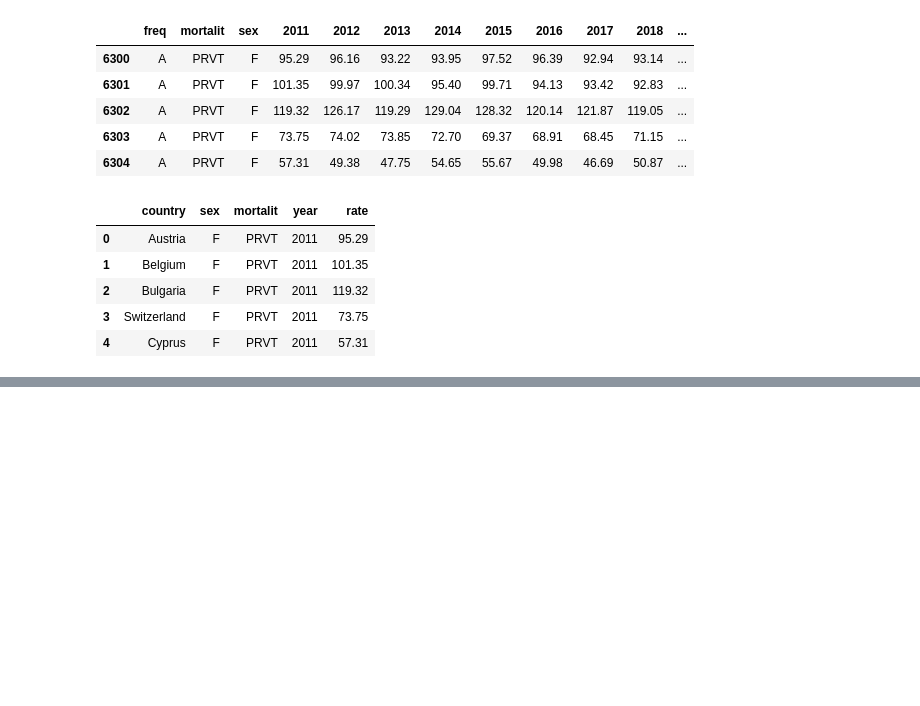
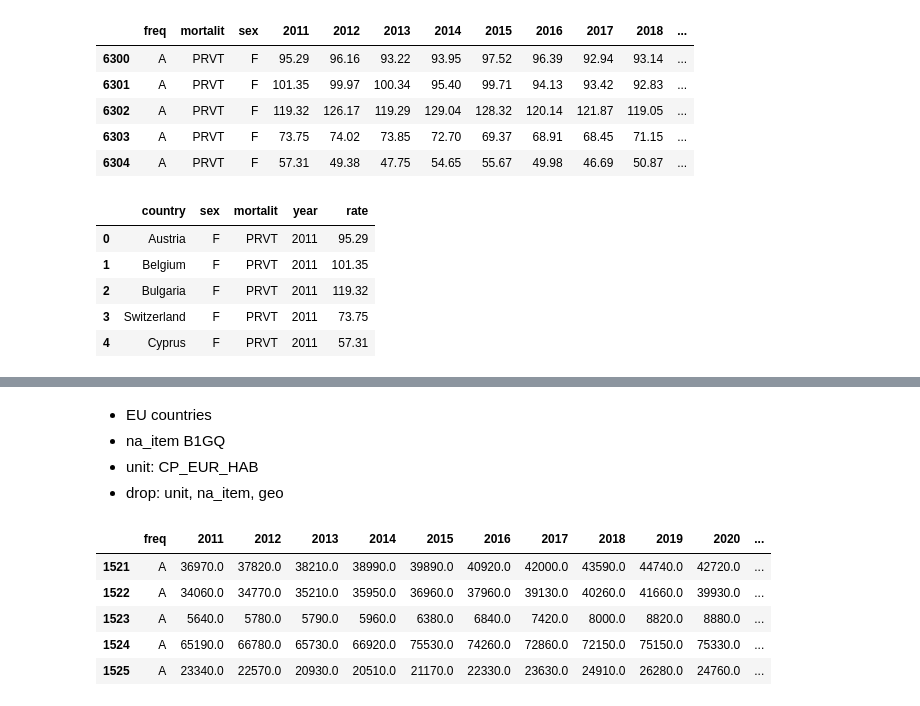
Before and after one commit to cejkiebo/msc_datascience, a Jupyter notebook: Week5a.ipynb, the cells around one changed output, grey strips where cells are left out. Drawn from its saved outputs; the diff is of its cells as text; code cells hidden in the pictures; blank space fills up the shorter version.

```diff
--- a/Week5a.ipynb
+++ b/Week5a.ipynb
@@ -119,0 +178,5 @@ df.head()
+# %%
+df_n = eurostat.get_data_df(
+    "nama_10_pc"
+)
+df_n.head()
@@ -119,0 +191,7 @@ df.head()
+# %%
+df_n.drop(
+    ["{}".format(year) for year in np.arange(1975, 2011)],
+    axis = 1,
+    inplace = True
+)
+df_n.head()
@@ -119,0 +205,24 @@ df.head()
+# %% [markdown]
+* EU countries
+* na_item B1GQ
+* unit: CP_EUR_HAB
+* drop: unit, na_item, geo
+# %%
+df_n['country'] = df_n['geo\\TIME_PERIOD'].replace(eurostat_dictionary)
+df_n = df_n[
+    (df_n.country.isin(EU_countries)) &\
+    (df_n.na_item == 'B1GQ') &\
+    (df_n.unit == 'CP_EUR_HAB')
+]
+df_n.drop(
+    ['unit', 'na_item', 'geo\\TIME_PERIOD'],
+    inplace = True,
+    axis = 1)
+df_n.head()
+# %% [output]
+|  | freq | 2011 | 2012 | 2013 | 2014 | 2015 | 2016 | 2017 | 2018 | 2019 | 2020 | ... |
+| 1521 | A | 36970.0 | 37820.0 | 38210.0 | 38990.0 | 39890.0 | 40920.0 | 42000.0 | 43590.0 | 44740.0 | 42720.0 | ... |
+| 1522 | A | 34060.0 | 34770.0 | 35210.0 | 35950.0 | 36960.0 | 37960.0 | 39130.0 | 40260.0 | 41660.0 | 39930.0 | ... |
+| 1523 | A | 5640.0 | 5780.0 | 5790.0 | 5960.0 | 6380.0 | 6840.0 | 7420.0 | 8000.0 | 8820.0 | 8880.0 | ... |
+| 1524 | A | 65190.0 | 66780.0 | 65730.0 | 66920.0 | 75530.0 | 74260.0 | 72860.0 | 72150.0 | 75150.0 | 75330.0 | ... |
+| 1525 | A | 23340.0 | 22570.0 | 20930.0 | 20510.0 | 21170.0 | 22330.0 | 23630.0 | 24910.0 | 26280.0 | 24760.0 | ... |
```
Also changed, not shown: parts of 19 cells of this notebook, 1 other file.
